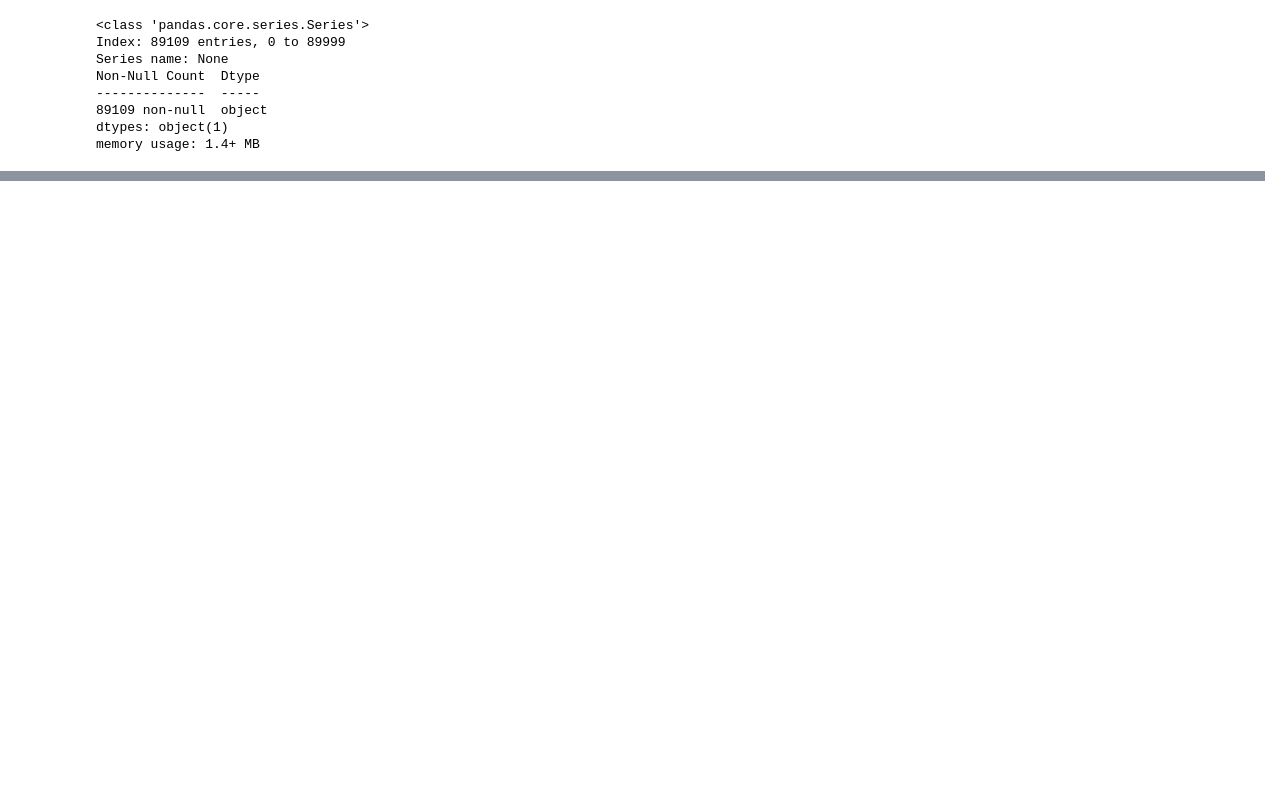
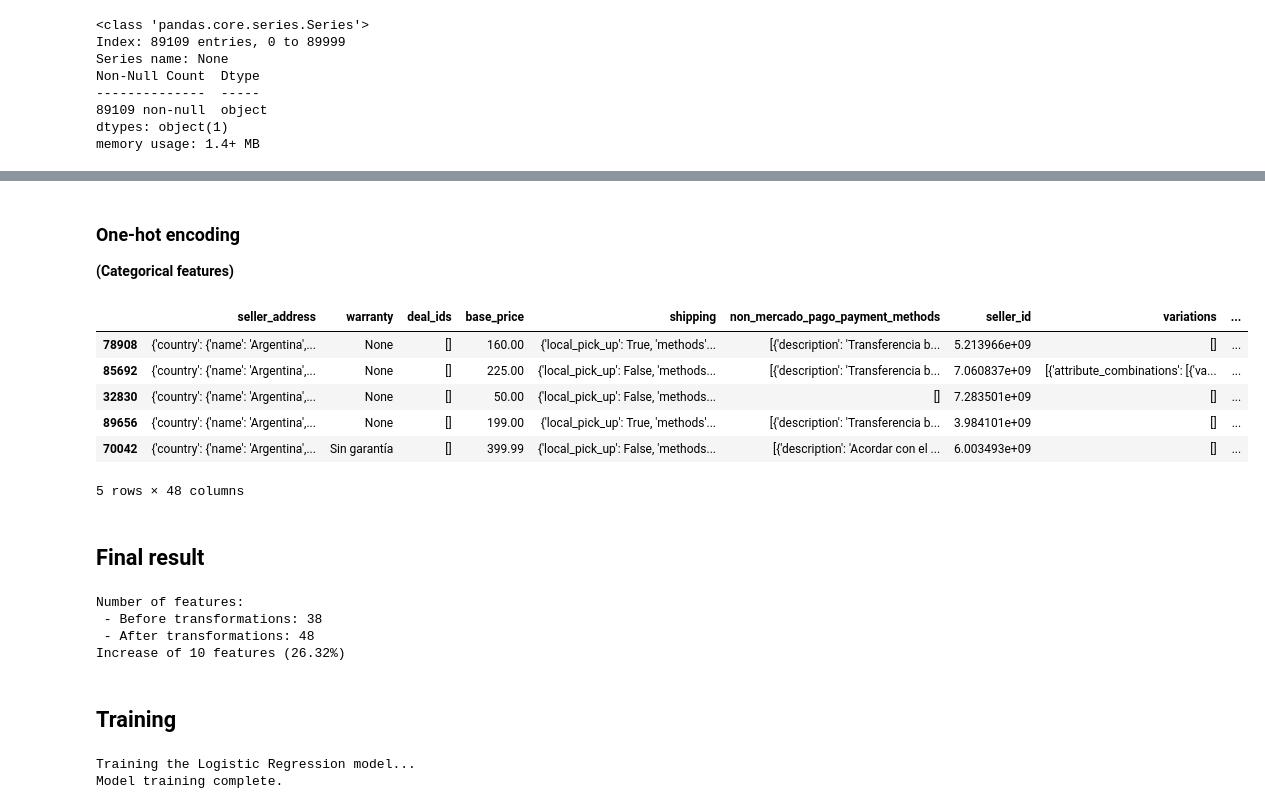
Before and after one commit to MLsound/mercadolibre-new-used-prediction, a Jupyter notebook: EDA.ipynb, the cells around one changed output, grey strips where cells are left out. Drawn from its saved outputs; the diff is of its cells as text; code cells hidden in the pictures; blank space fills up the shorter version.

```diff
--- a/EDA.ipynb
+++ b/EDA.ipynb
@@ -971,0 +1220,62 @@ memory usage: 26.7+ MB
+# %%
+# Create the new boolean feature 'is_USD'
+X_test_df['is_USD'] = (X_test_df['currency_id'] == 'USD')
+
+# Store it as numeric (1/0)
+X_test_df['is_USD'] = X_test_df['is_USD'].astype('uint8')
+# %%
+X_test_df.drop(columns=['currency_id'], inplace=True)
+# %%
+# Convert booleans into integers
+for col in ['accepts_mercadopago', 'automatic_relist']:
+    X_test_df[col] = X_test_df[col].dropna().astype('uint8')
+# %% [markdown]
+### One-hot encoding
+**(Categorical features)**
+# %%
+from sklearn.preprocessing import OneHotEncoder
+
+# Define the columns to encode
+categorical_features = ['listing_type_id', 'buying_mode', 'status']
+
+# Initialize OneHotEncoder
+encoder = OneHotEncoder(handle_unknown='ignore', sparse_output=False, drop='first') # drop='first' for multicollinearity
+
+# Fit and transform the selected categorical columns
+encoded_data = encoder.fit_transform(X_test_df[categorical_features])
+
+# Get the feature names for the new columns
+encoded_feature_names = encoder.get_feature_names_out(categorical_features)
+
+# Create a DataFrame from the encoded array
+ecoded_features = pd.DataFrame(encoded_data, columns=encoded_feature_names)
+
+# Concatenate with the original DataFrame (dropping the original categorical columns)
+X_test_transformed_df = pd.concat([X_test_df.drop(columns=categorical_features), ecoded_features], axis=1)
+# %%
+X_test_transformed_df.sample(5)  # Display a sample of the transformed training data
+# %% [output]
+|  | seller_address | warranty | deal_ids | base_price | shipping | non_mercado_pago_payment_methods | seller_id | variations | ... |
+| 78908 | {'country': {'name': 'Argentina',... | None | [] | 160.00 | {'local_pick_up': True, 'methods'... | [{'description': 'Transferencia b... | 5.213966e+09 | [] | ... |
+| 85692 | {'country': {'name': 'Argentina',... | None | [] | 225.00 | {'local_pick_up': False, 'methods... | [{'description': 'Transferencia b... | 7.060837e+09 | [{'attribute_combinations': [{'va... | ... |
+| 32830 | {'country': {'name': 'Argentina',... | None | [] | 50.00 | {'local_pick_up': False, 'methods... | [] | 7.283501e+09 | [] | ... |
+| 89656 | {'country': {'name': 'Argentina',... | None | [] | 199.00 | {'local_pick_up': True, 'methods'... | [{'description': 'Transferencia b... | 3.984101e+09 | [] | ... |
+| 70042 | {'country': {'name': 'Argentina',... | Sin garantía | [] | 399.99 | {'local_pick_up': False, 'methods... | [{'description': 'Acordar con el ... | 6.003493e+09 | [] | ... |
+5 rows × 48 columns
+# %% [markdown]
+## Final result
+# %%
+before_len = len(X_test_df.columns)
+after_len = len(X_test_transformed_df.columns)
+dif_len = after_len - before_len
+print("Number of features:")
+print(f" - Before transformations: {before_len}")
+print(f" - After transformations: {after_len}")
+print(f"Increase of {dif_len} features ({(dif_len/before_len):.2%})")
+# %% [output]
+Number of features:
+ - Before transformations: 38
+ - After transformations: 48
+Increase of 10 features (26.32%)
+# %% [markdown]
+## Training
@@ -971,0 +1292,8 @@ memory usage: 26.7+ MB
+# %%
+# Train the model using the scaled training data
+print("Training the Logistic Regression model...")
+model.fit(features_train, target_train)
+print("Model training complete.")
+# %% [output]
+Training the Logistic Regression model...
+Model training complete.
```
Also changed, not shown: parts of 57 cells of this notebook, 7 other files.
